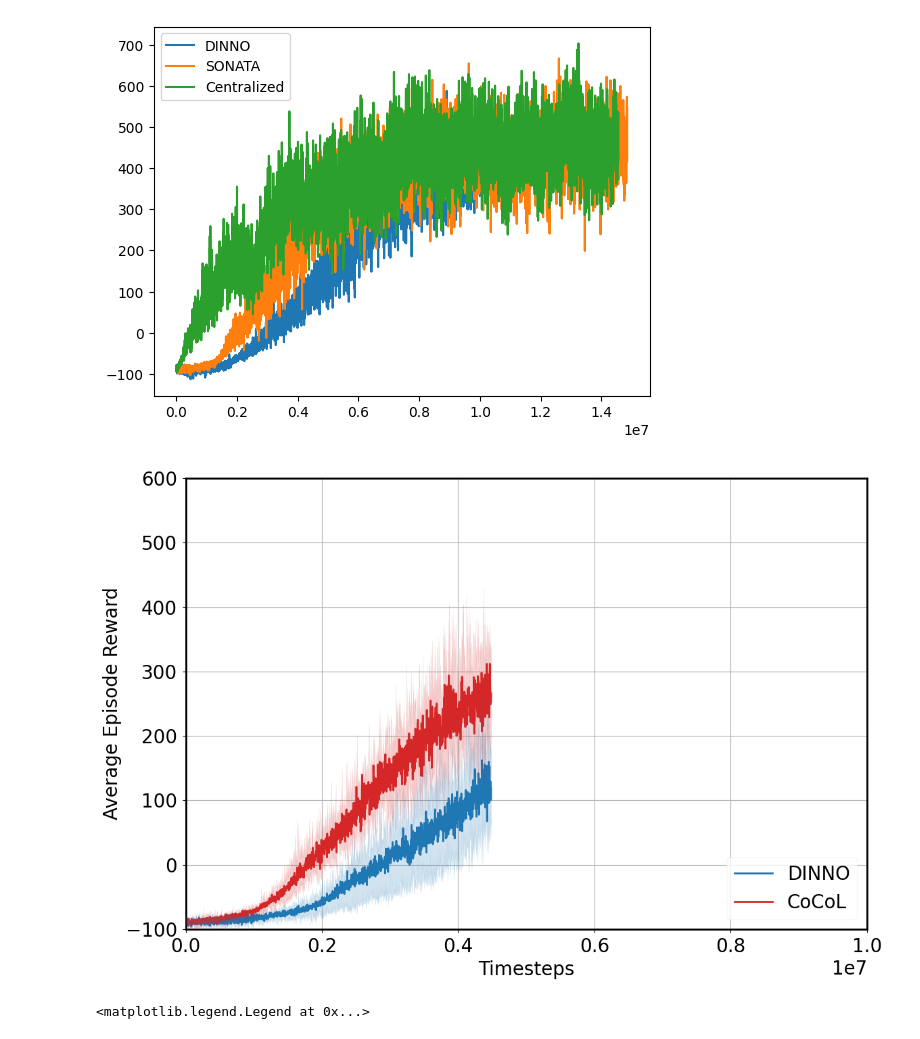
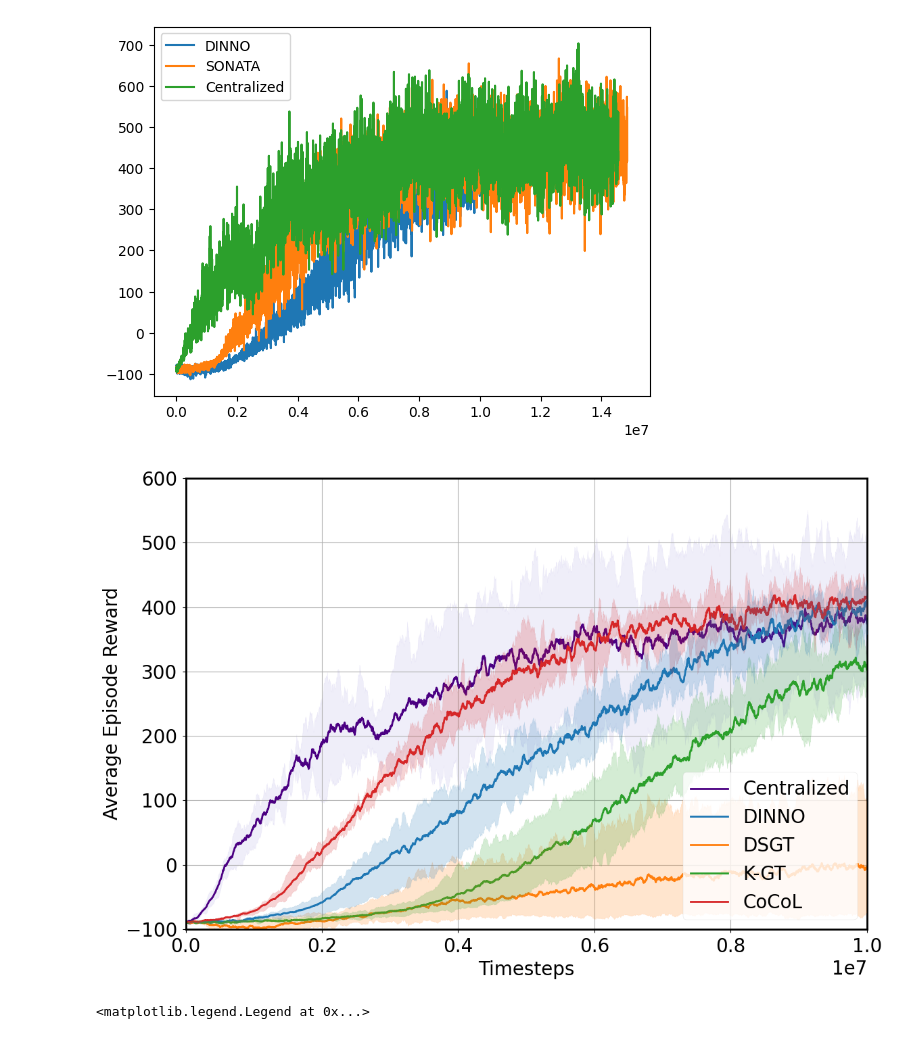
Before and after one commit to hjx-zju/nn_distributed_training, a Jupyter notebook: RL/dist_rl/test.ipynb, the cells around one changed output. Drawn from its saved outputs; the diff is of its cells as text; code cells hidden in the pictures.

```diff
--- a/RL/dist_rl/test.ipynb
+++ b/RL/dist_rl/test.ipynb
@@ -1,7 +1,7 @@
 # %%
 import numpy as np
 import matplotlib.pyplot as plt
-plt.style.use('seaborn-v0_8-paper')  # 更改图表风格
+plt.style.use('seaborn-paper')  # 更改图表风格
 
 sonata_id=5
 loss= np.load('results_rl/avg_loss150.npy')
@@ -87,7 +87,7 @@ dinno_list=[]
 cen_list=[]
 dsgt_list=[]
 kgt_list=[]
-window_size=1
+window_size=20
 (fig, ax0) = plt.subplots(figsize=(12, 8), tight_layout=True)
 plt.style.use('seaborn-paper')  # 更改图表风格
 default_colors = plt.rcParams['axes.prop_cycle'].by_key()['color']
@@ -107,41 +107,41 @@ for i in range(5):
         # print(f'{i} dsgt shape {dsgt_reward.shape}')
         dsgt_list.append(smooth_funciton(dsgt_reward,windows_size=window_size))
     # if i in range(1,4):
     kgt_reward=np.load('results_kgt/avg_ep_rews_kgt_'+str(i)+'.npy')
     kgt_list.append(smooth_funciton(kgt_reward,windows_size=window_size))
 sonata_list=np.stack(sonata_list)
 dinno_list=np.stack(dinno_list[1:])
 cen_list=np.stack(cen_list)
 dsgt_list=np.stack(dsgt_list)
 kgt_list=np.stack(kgt_list)
-clip=1600
-# ax0.plot(time_stamp_cen,np.mean(cen_list,axis=0),label='Centralized',c='indigo',linewidth=2)
+clip=4000
+ax0.plot(time_stamp_cen,np.mean(cen_list,axis=0),label='Centralized',c='indigo',linewidth=2)
 ax0.plot(time_stamp_dis[:clip],np.mean(dinno_list,axis=0)[:clip],label='DINNO',c=default_colors[0],linewidth=2)
-# ax0.plot(time_stamp_dsgt,np.mean(dsgt_list,axis=0),label='DSGT',c=default_colors[1],linewidth=2)
-# ax0.plot(time_stamp_kgt,np.mean(kgt_list,axis=0),label='K-GT',c=default_colors[2],linewidth=2)
+ax0.plot(time_stamp_dsgt,np.mean(dsgt_list,axis=0),label='DSGT',c=default_colors[1],linewidth=2)
+ax0.plot(time_stamp_kgt,np.mean(kgt_list,axis=0),label='K-GT',c=default_colors[2],linewidth=2)
 ax0.plot(time_stamp_dis[:clip],np.mean(sonata_list,axis=0)[:clip],label='CoCoL',c=default_colors[3],linewidth=2)
 alpha_value=0.2
 ax0.fill_between(time_stamp_dis[:clip],np.amin(dinno_list,axis=0)[:clip],np.amax(dinno_list,axis=0)[:clip],alpha=alpha_value,color=default_colors[0],zorder=6)
-# ax0.fill_between(time_stamp_cen,np.amin(cen_list,axis=0),np.amax(cen_list,axis=0),alpha=0.1,color='slateblue',zorder=1)
-# ax0.fill_between(time_stamp_dsgt,np.amin(dsgt_list,axis=0),np.amax(dsgt_list,axis=0),alpha=alpha_value,color=default_colors[1],zorder=3)
-# ax0.fill_between(time_stamp_kgt,np.amin(kgt_list,axis=0),np.amax(kgt_list,axis=0),alpha=alpha_value,color=default_colors[2],zorder=4)
+ax0.fill_between(time_stamp_cen,np.amin(cen_list,axis=0),np.amax(cen_list,axis=0),alpha=0.1,color='slateblue',zorder=1)
+ax0.fill_between(time_stamp_dsgt,np.amin(dsgt_list,axis=0),np.amax(dsgt_list,axis=0),alpha=alpha_value,color=default_colors[1],zorder=3)
+ax0.fill_between(time_stamp_kgt,np.amin(kgt_list,axis=0),np.amax(kgt_list,axis=0),alpha=alpha_value,color=default_colors[2],zorder=4)
 ax0.fill_between(time_stamp_dis[:clip],np.amin(sonata_list,axis=0)[:clip],np.amax(sonata_list,axis=0)[:clip],alpha=alpha_value,color=default_colors[3],zorder=5)
 
 ax0.legend(loc='lower right',fontsize=20)
 ax0.tick_params(axis='both', which='major', labelsize=20)
 
 ax0.set_xlim([0, 1e7])
 ax0.set_ylim([-100, 600])
 ax0.set_xlabel('Timesteps',fontsize=20)
 ax0.set_ylabel('Average Episode Reward',fontsize=20)
 ax0.xaxis.get_offset_text().set_fontsize(20)
 # 设置边框加粗
 for spine in ax0.spines.values():
     spine.set_linewidth(2)  # 你可以根据需要调整这个值
 ax0.grid()
 fig.savefig(f'hjx_rl/t={clip}.png',dpi=300)
 # %% [output]
-[figure, old version]
+[figure, new version]
 # %%
 # fig.savefig("rl_reward.png",dpi=1000)
 fig.savefig("rl_reward.pdf",dpi=800)
```
Also changed, not shown: parts of 1 cell of this notebook, 27 other files.
